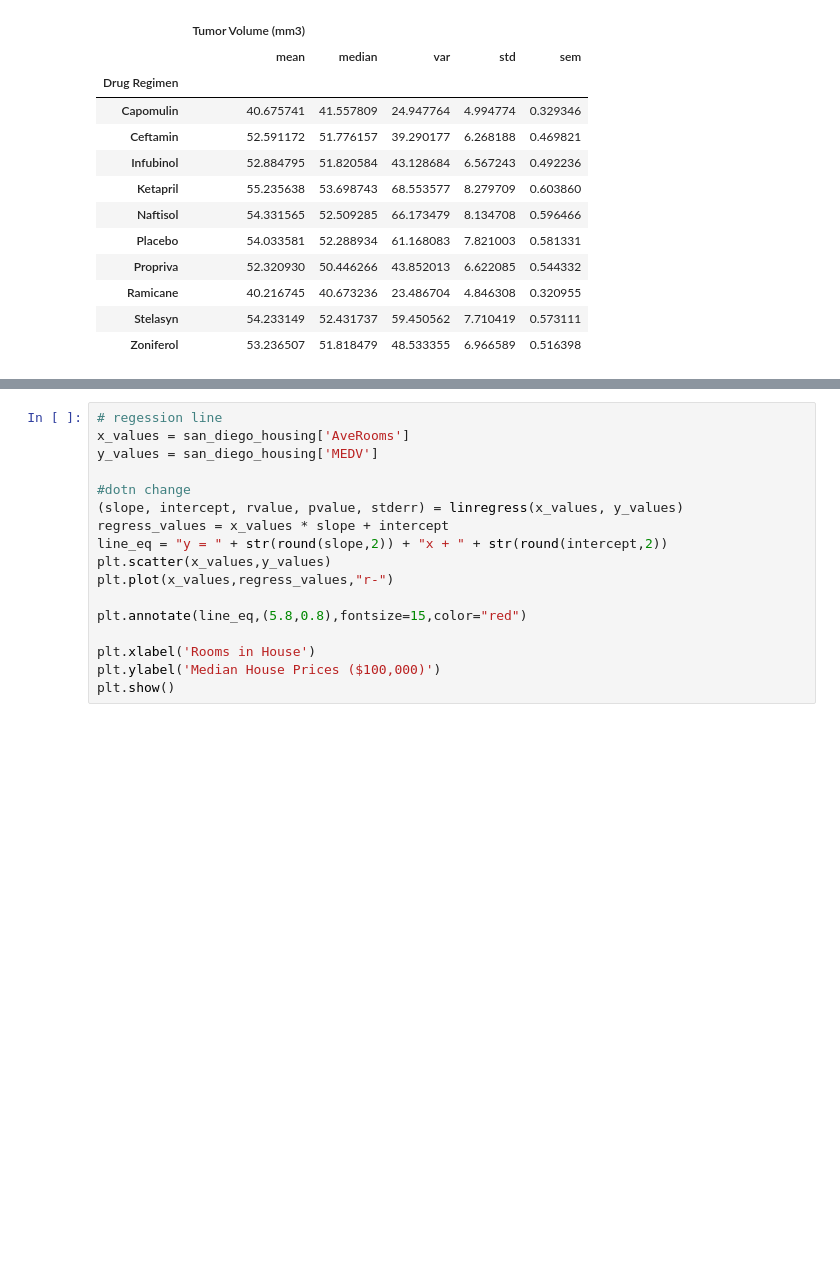
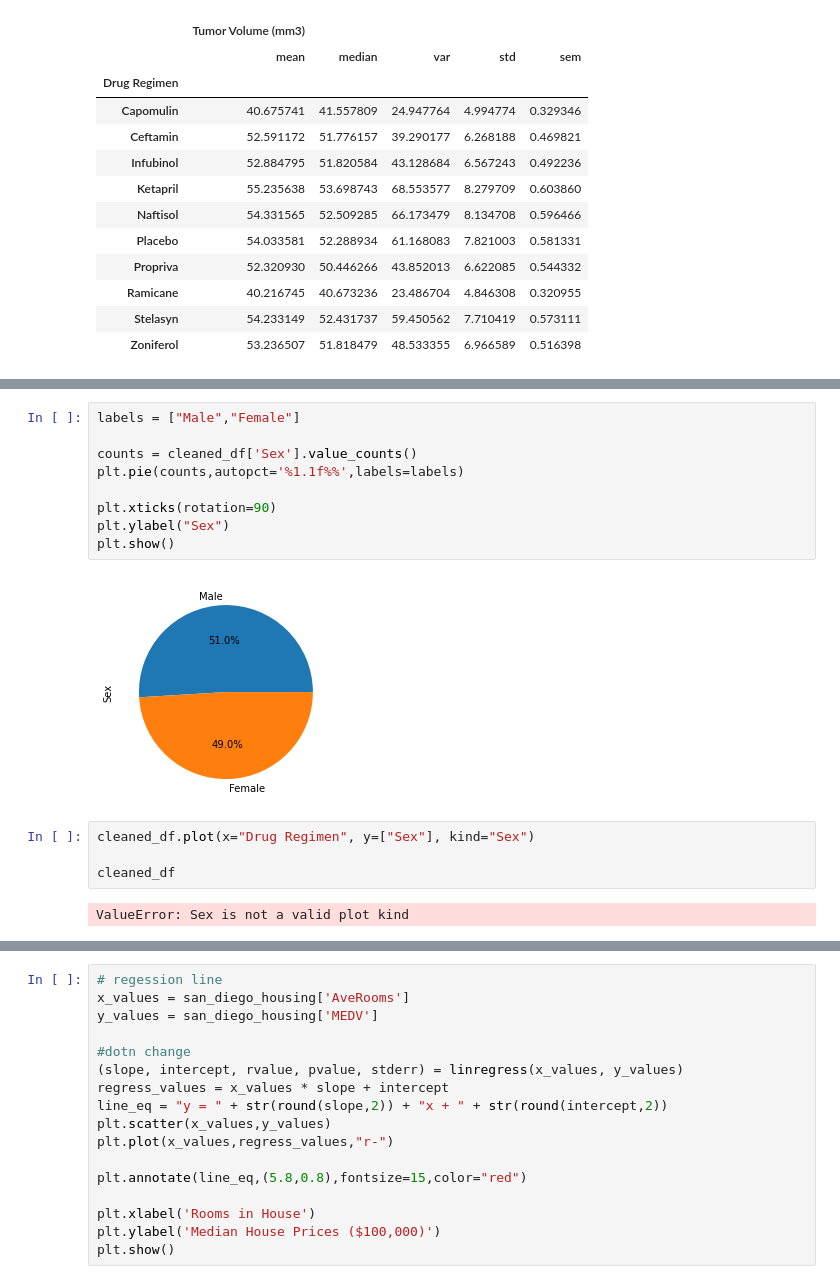
Before and after one commit to RSGDATA/Pymaceuticals_Analysis, a Jupyter notebook: anti_cancer_pharmaceuticals_analysis.ipynb, the cells around one changed output, grey strips where cells are left out. Cells and saved outputs as stored; diff of their text form; blank space fills up the shorter version.

```diff
--- a/anti_cancer_pharmaceuticals_analysis.ipynb
+++ b/anti_cancer_pharmaceuticals_analysis.ipynb
@@ -235,3 +258,20 @@ cleaned_df.plot(x="Drug Regimen", y=["Timepoint"], kind="bar")
+# %%
+labels = ["Male","Female"]
+
+counts = cleaned_df['Sex'].value_counts()
+plt.pie(counts,autopct='%1.1f%%',labels=labels)
+
+plt.xticks(rotation=90)
+plt.ylabel("Sex")
+plt.show()
+# %% [output]
+[figure, added]
+# %%
+cleaned_df.plot(x="Drug Regimen", y=["Sex"], kind="Sex")
+
+cleaned_df
+# %% [output]
+ValueError: Sex is not a valid plot kind
 # %%
 lab_groupby = cleaned_df.groupby("Drug Regimen")
 
```
Also changed, not shown: parts of 5 cells of this notebook.
